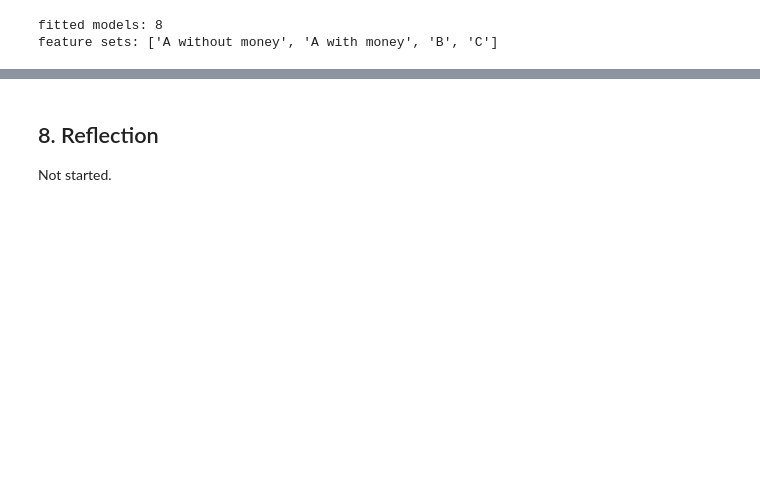
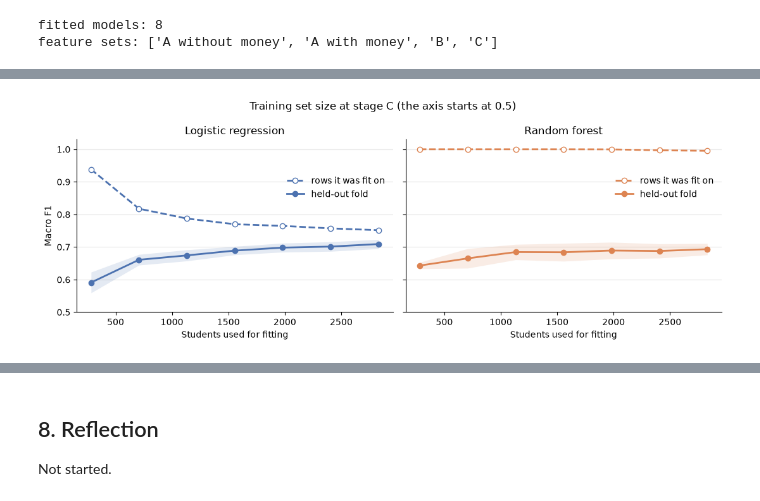
Before and after one commit to rohitt313/CIS-4020, a Jupyter notebook: cis4020_a1_starter.ipynb, the cells around one changed output, grey strips where cells are left out. Saved outputs shown, nothing was run; the diff lists cells and outputs as text; code cells hidden in the pictures; blank space fills up the shorter version.

```diff
--- a/cis4020_a1_starter.ipynb
+++ b/cis4020_a1_starter.ipynb
@@ -1720,0 +1869,69 @@ Not started. Accuracy of the chosen model as the training set grows.
+# %%
+size_results = {}
+for model_name in MODELS:
+    sizes, fit_scores, held_out_scores = learning_curve(
+        stage_models[(model_name, "C")],
+        X_train[STAGE_C],
+        y_train,
+        train_sizes=np.linspace(0.1, 1.0, 7),
+        cv=cv,
+        scoring="f1_macro",
+        shuffle=True,
+        random_state=RANDOM_SEED,
+    )
+    size_results[model_name] = pd.DataFrame(
+        {
+            "students": sizes,
+            "score on fitted rows": fit_scores.mean(axis=1),
+            "score on held-out fold": held_out_scores.mean(axis=1),
+            "held-out std": held_out_scores.std(axis=1),
+        }
+    )
+
+fig, axes = plt.subplots(1, 2, figsize=(11, 4), sharey=True)
+for ax, (model_name, table) in zip(axes, size_results.items()):
+    color = model_styles[model_name][0]
+    ax.plot(
+        table["students"],
+        table["score on fitted rows"],
+        color=color,
+        linestyle="--",
+        marker="o",
+        markerfacecolor="white",
+        linewidth=2,
+        label="rows it was fit on",
+    )
+    ax.plot(
+        table["students"],
+        table["score on held-out fold"],
+        color=color,
+        marker="o",
+        linewidth=2,
+        label="held-out fold",
+    )
+    ax.fill_between(
+        table["students"],
+        table["score on held-out fold"] - table["held-out std"],
+        table["score on held-out fold"] + table["held-out std"],
+        color=color,
+        alpha=0.15,
+        linewidth=0,
+    )
+    ax.set_title(model_name)
+    ax.set_xlabel("Students used for fitting")
+    ax.set_ylim(0.5, 1.03)
+    ax.grid(axis="y", color="#E6E6E6", linewidth=0.8)
+    ax.set_axisbelow(True)
+    ax.spines["top"].set_visible(False)
+    ax.spines["right"].set_visible(False)
+    ax.legend(frameon=False, loc="center right", bbox_to_anchor=(1.0, 0.72))
+axes[0].set_ylabel("Macro F1")
+fig.suptitle("Training set size at stage C (the axis starts at 0.5)")
+fig.tight_layout()
+plt.show()
+
+for model_name, table in size_results.items():
+    print(model_name)
+    print(table.round(3).to_string(index=False))
+# %% [output]
+[figure, added]
```
Also changed, not shown: parts of 56 cells of this notebook.
